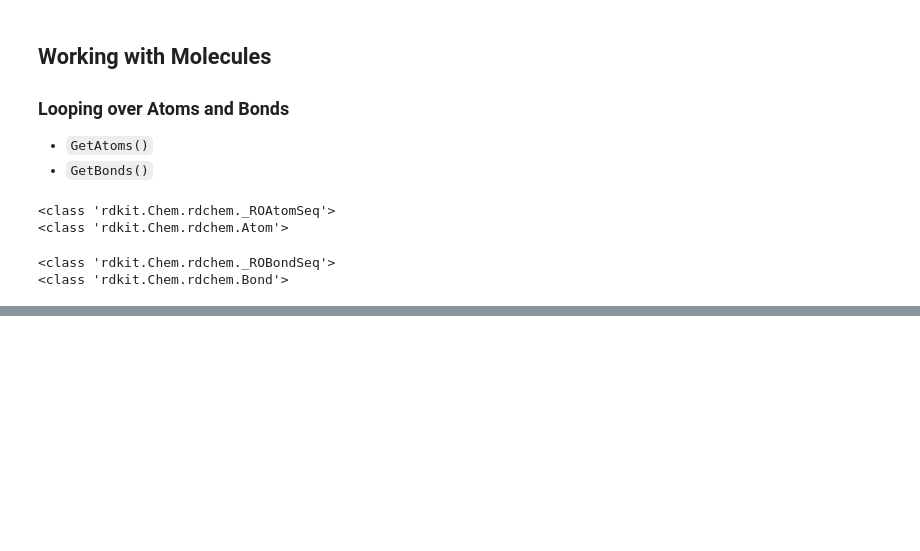
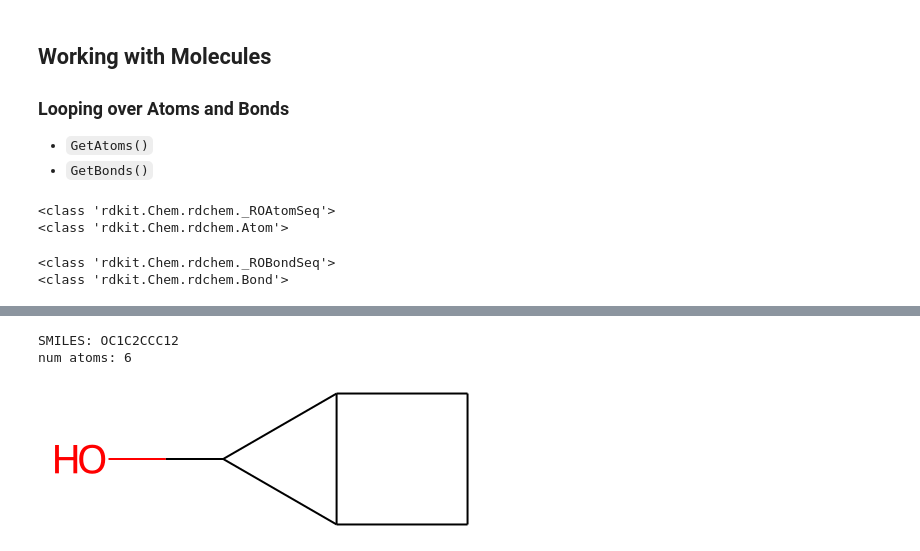
Before and after one commit to mizu-bai/Learn-RDKit, a Jupyter notebook: Basic Tutorial/tutorial.ipynb, the cells around one changed output, grey strips where cells are left out. Drawn from its saved outputs; the diff is of its cells as text; code cells hidden in the pictures; blank space fills up the shorter version.

```diff
--- a/Basic Tutorial/tutorial.ipynb
+++ b/Basic Tutorial/tutorial.ipynb
@@ -120,0 +223,5 @@ print(type(bonds[0]))
+# %%
+smi = "CC(C)OC(=O)C(C)NP(=O)(OCC1C(C(C(O1)N2C=CC(=O)NC2=O)(C)F)O)OC3=CC=CC=C3"
+mol = Chem.MolFromSmiles(smi)
+bond1 = mol.GetBondWithIdx(1)
+bond1
@@ -120,0 +295,12 @@ print(type(bonds[0]))
+# %%
+m = Chem.MolFromSmiles('OC1C2C1CC2')
+m2 = Chem.AddHs(m)
+def getSmilesAndNumAtoms(mol):
+    print(f"SMILES: {Chem.MolToSmiles(mol)}\nnum atoms: {mol.GetNumAtoms()}")
+# %%
+getSmilesAndNumAtoms(m)
+m
+# %% [output]
+SMILES: OC1C2CCC12
+num atoms: 6
+[figure, added]
```
Also changed, not shown: parts of 31 cells of this notebook, 1 other file.
